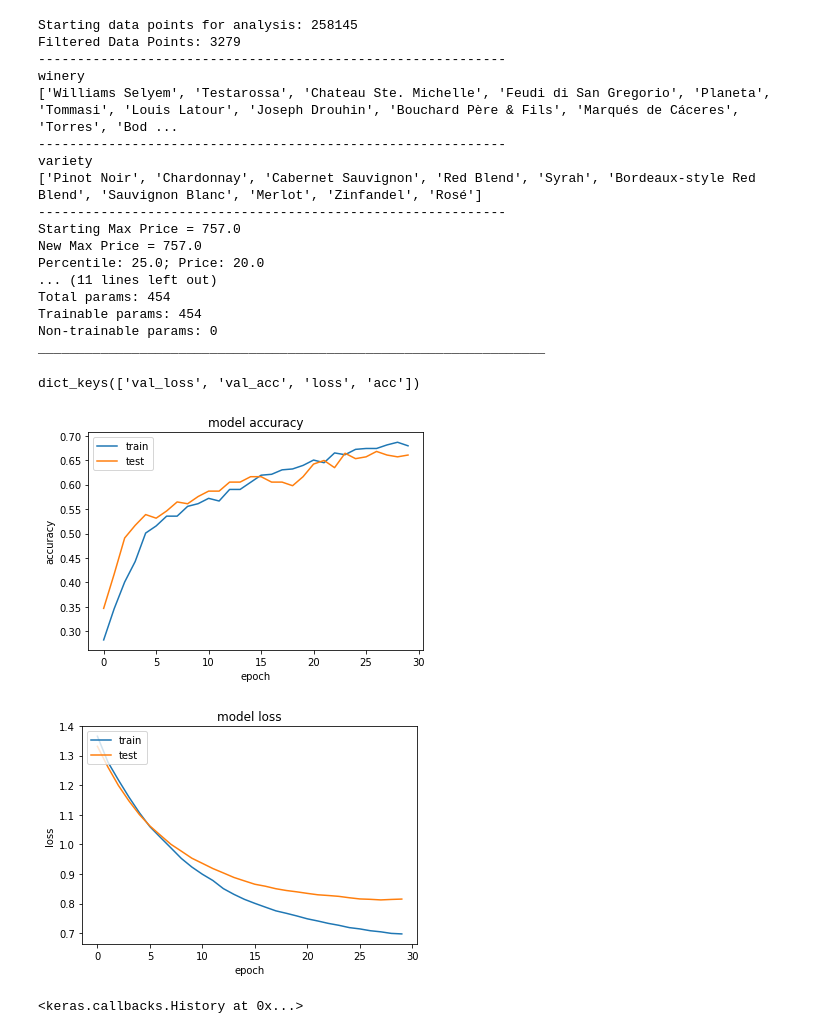
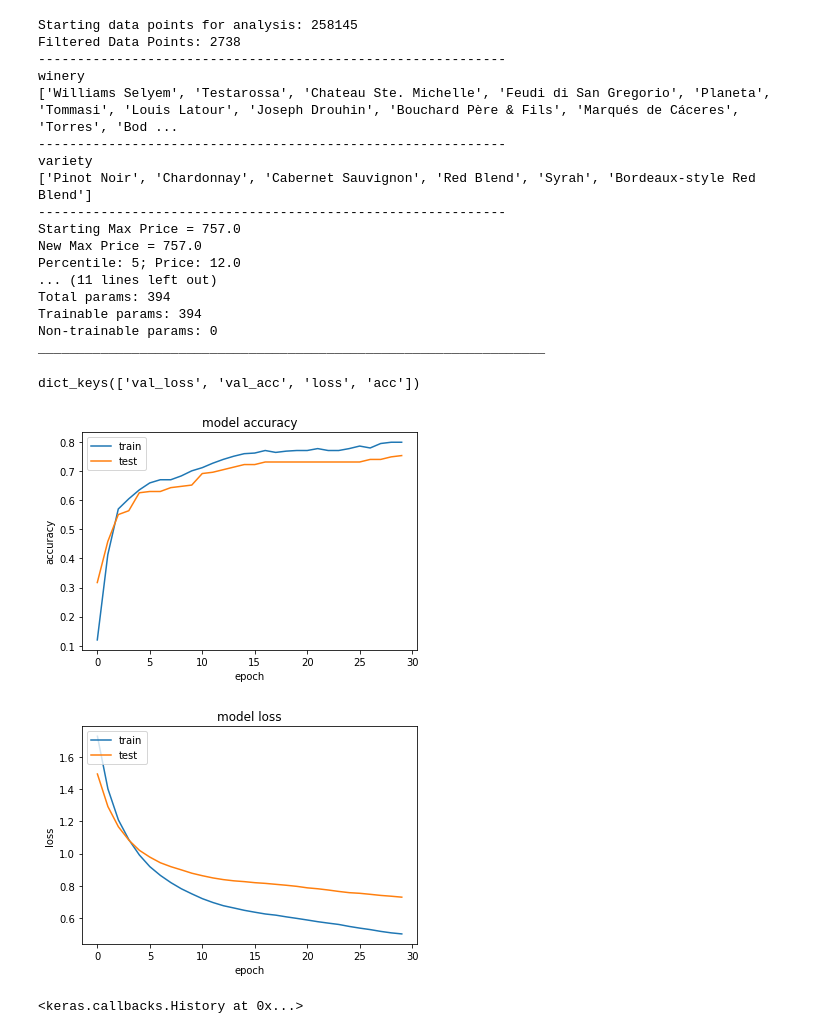
Before and after one commit to chengh8/Final-Project, a Jupyter notebook: Price_predictor_deeplearning.ipynb, the cells around one changed output. Cells and saved outputs as stored; diff of their text form; code cells hidden in the pictures.

Commit message:
price predictors

```diff
--- a/Price_predictor_deeplearning.ipynb
+++ b/Price_predictor_deeplearning.ipynb
@@ -16,8 +16,8 @@ import numpy as np
 def DeepLearnWines(column_1, column_2, x_ranks, percentile, price_bucket_range):
 
     #import first 150k reviews, and second 130k reviews
-    review1 = pd.read_csv(os.path.join('winemag-data_first150k.csv'))
-    review2 = pd.read_csv(os.path.join('winemag-data-130k-v2.csv'))
+    review1 = pd.read_csv(os.path.join('Data/winemag-data_first150k.csv'))
+    review2 = pd.read_csv(os.path.join('Data/winemag-data-130k-v2.csv'))
 
     #concatenate both dataframes by common columns
     review_df = pd.concat([review1, review2], sort=False)
@@ -168,26 +168,26 @@ def DeepLearnWines(column_1, column_2, x_ranks, percentile, price_bucket_range):
 # %%
 #column_1 and column_2 can be any of the following ['country', 'designation', 'province', 'variety', 'price', 'winery']
 #5th argument is price bucket range either extreme or uniform
-DeepLearnWines('winery', 'variety', 10, 100, "uniform")
+DeepLearnWines('winery', 'variety', 6, 100, "extreme")
 # %% [output]
 Starting data points for analysis: 258145
-Filtered Data Points: 3279
+Filtered Data Points: 2738
 ------------------------------------------------------------
 winery
 ['Williams Selyem', 'Testarossa', 'Chateau Ste. Michelle', 'Feudi di San Gregorio', 'Planeta', 'Tommasi', 'Louis Latour', 'Joseph Drouhin', 'Bouchard Père & Fils', 'Marqués de Cáceres', 'Torres', 'Bod ...
 ------------------------------------------------------------
 variety
-['Pinot Noir', 'Chardonnay', 'Cabernet Sauvignon', 'Red Blend', 'Syrah', 'Bordeaux-style Red Blend', 'Sauvignon Blanc', 'Merlot', 'Zinfandel', 'Rosé']
+['Pinot Noir', 'Chardonnay', 'Cabernet Sauvignon', 'Red Blend', 'Syrah', 'Bordeaux-style Red Blend']
 ------------------------------------------------------------
 Starting Max Price = 757.0
 New Max Price = 757.0
-Percentile: 25.0; Price: 20.0
+Percentile: 5; Price: 12.0
 ... (11 lines left out)
-Total params: 454
-Trainable params: 454
+Total params: 394
+Trainable params: 394
 Non-trainable params: 0
 _________________________________________________________________
 dict_keys(['val_loss', 'val_acc', 'loss', 'acc'])
-[figure, old version]
+[figure, new version]
-[figure, old version]
+[figure, new version]
 <keras.callbacks.History at 0x...>
```
Also changed, not shown: 1 other file.
